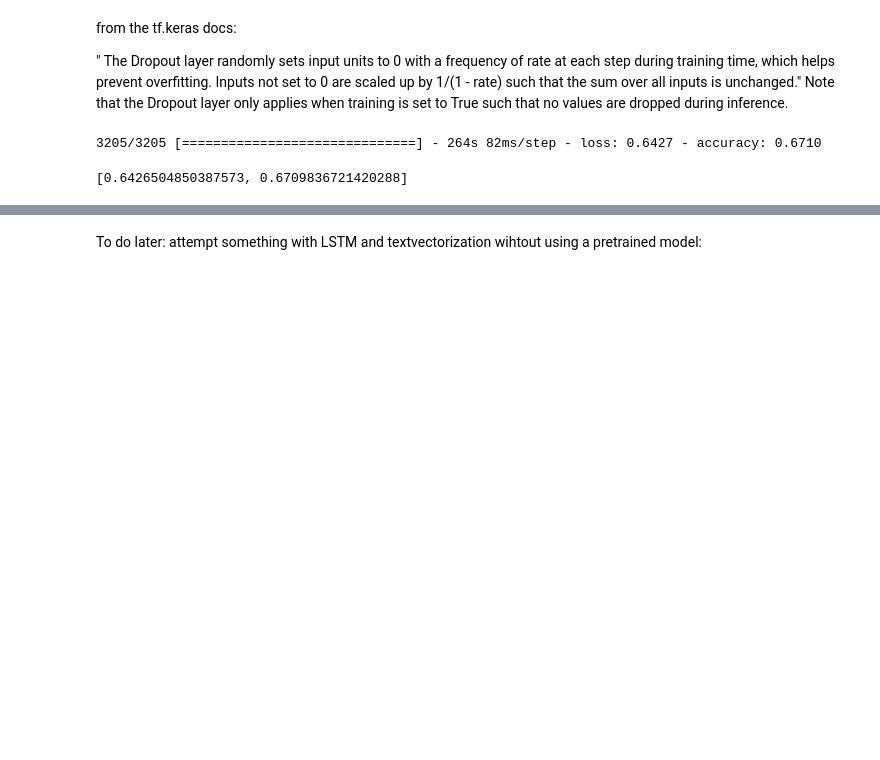
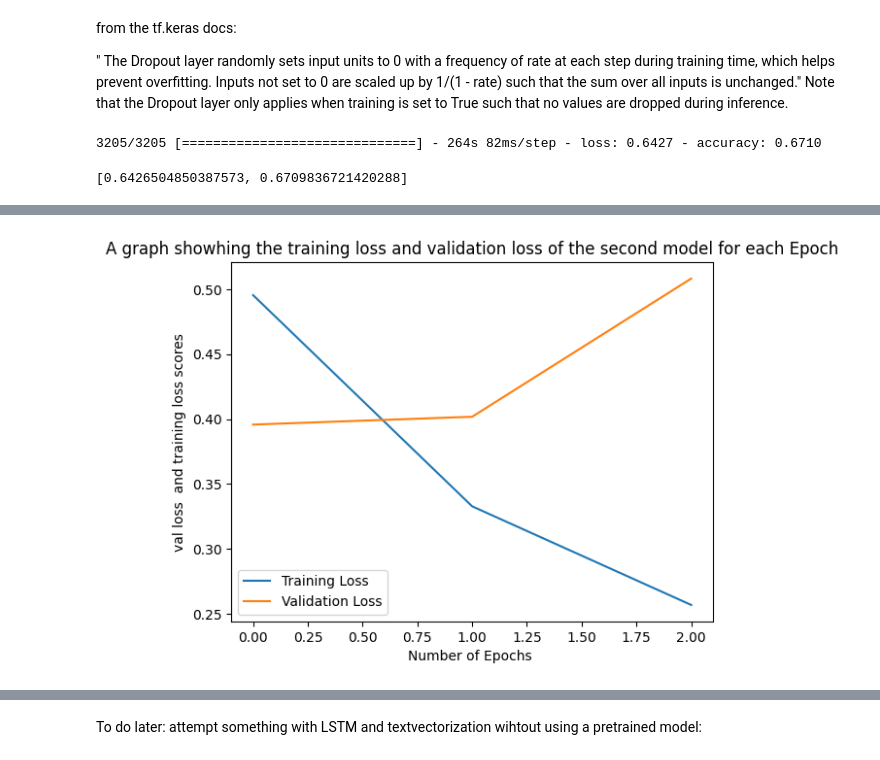
Before and after one commit to Beatrix-droid/NN-for-text-classification-of-amazonreviews, a Jupyter notebook: main.ipynb, the cells around one changed output, grey strips where cells are left out. Drawn from its saved outputs; the diff is of its cells as text; code cells hidden in the pictures; blank space fills up the shorter version.

Commit message:
trained second model

```diff
--- a/main.ipynb
+++ b/main.ipynb
@@ -263,6 +265,6 @@ model2.evaluate(train) #evaluate performance of model without training it first
 3205/3205 [==============================] - 264s 82ms/step - loss: 0.6427 - accuracy: 0.6710
 [0.6426504850387573, 0.6709836721420288]
 # %%
-history_model2=model2.fit(train, epochs= 10, validation_data=valid, callbacks=[callback] )
+history_model2=model2.fit(train, epochs= 10, validation_data=valid, callbacks=[callback_2] )
 # %% [output]
 Epoch 1/10
@@ -268,0 +276,10 @@ Epoch 1/10
+# %%
+plt.plot(history_model2.history["loss"], label="Training Loss")
+plt.plot(history_model2.history["val_loss"], label="Validation Loss")
+plt.xlabel("Number of Epochs ")
+plt.ylabel("val loss  and training loss scores")
+plt.title("A graph showhing the training loss and validation loss of the second model for each Epoch")
+plt.legend()
+plt.show()
+# %% [output]
+[figure, added]
```
Also changed, not shown: parts of 11 cells of this notebook.
